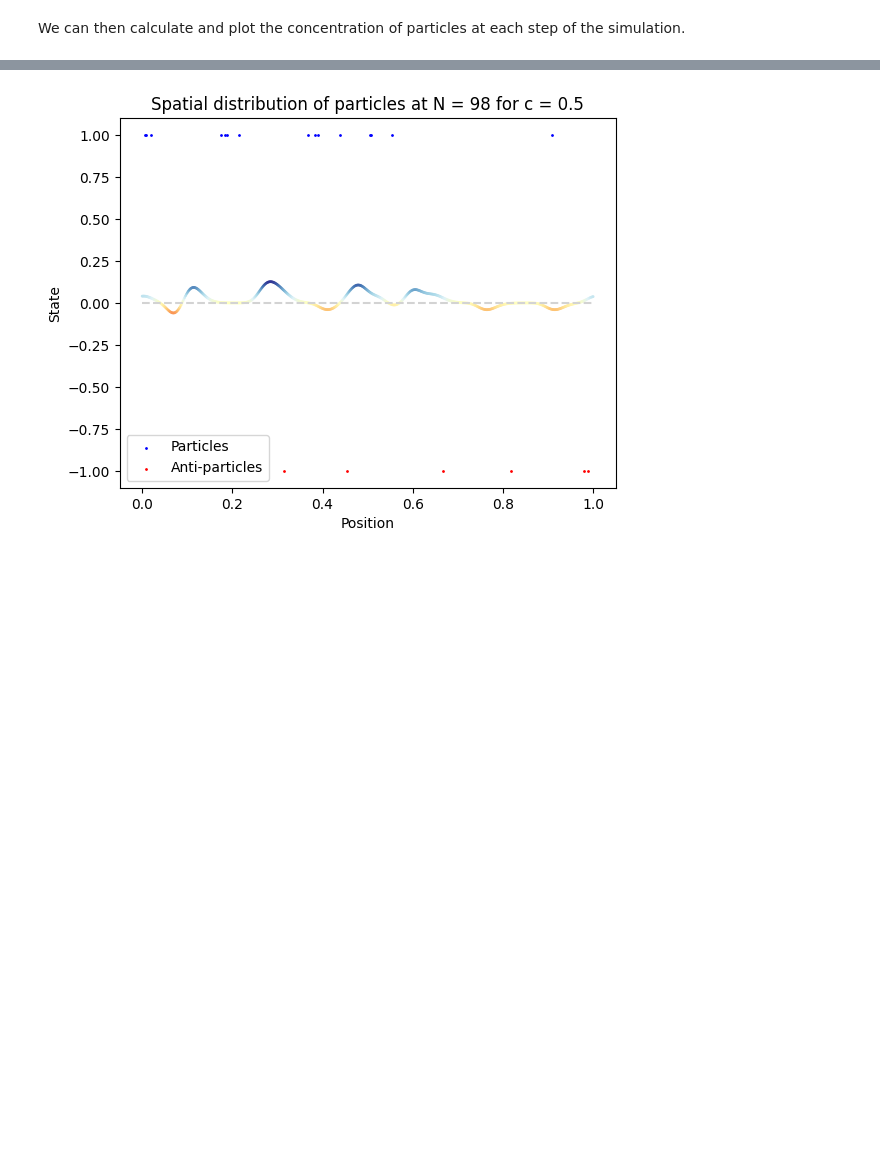
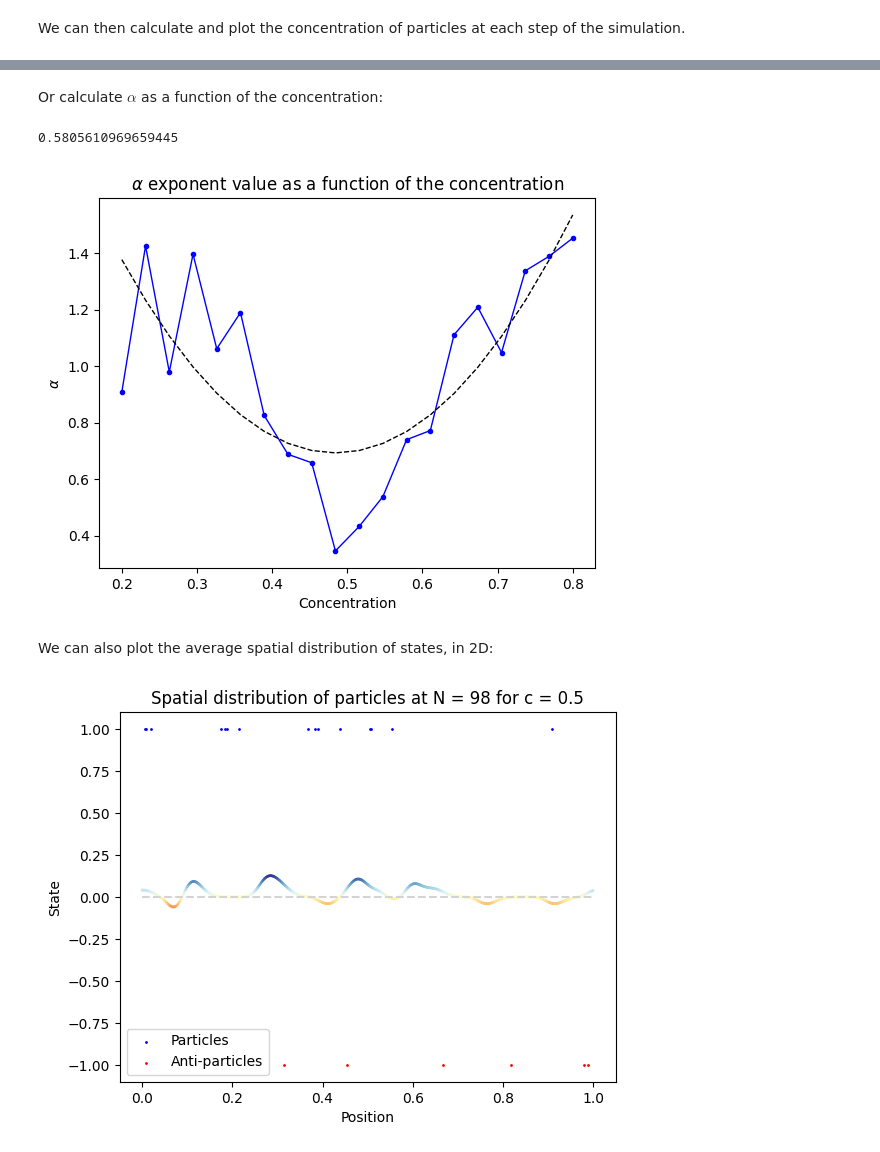
Before and after one commit to Epsylene/BrownianAnnihilation, a Jupyter notebook: ballistic.ipynb, the cells around one changed output, grey strips where cells are left out. Drawn from its saved outputs; the diff is of its cells as text; code cells hidden in the pictures; blank space fills up the shorter version.

```diff
--- a/ballistic.ipynb
+++ b/ballistic.ipynb
@@ -55,3 +40,12 @@ end_state(Ballistic, params, 5)
+# %% [markdown]
+Or calculate $\alpha$ as a function of the concentration:
+# %%
+alpha(Ballistic, (1000, 500), 10)
+# %% [output]
+0.5805610969659445
+[figure, added]
+# %% [markdown]
+We can also plot the average spatial distribution of states, in 2D:
 # %%
 b = Ballistic(1000, c=0.5)
 distribution(b)
```
Also changed, not shown: parts of 9 cells of this notebook, 1 other file.
